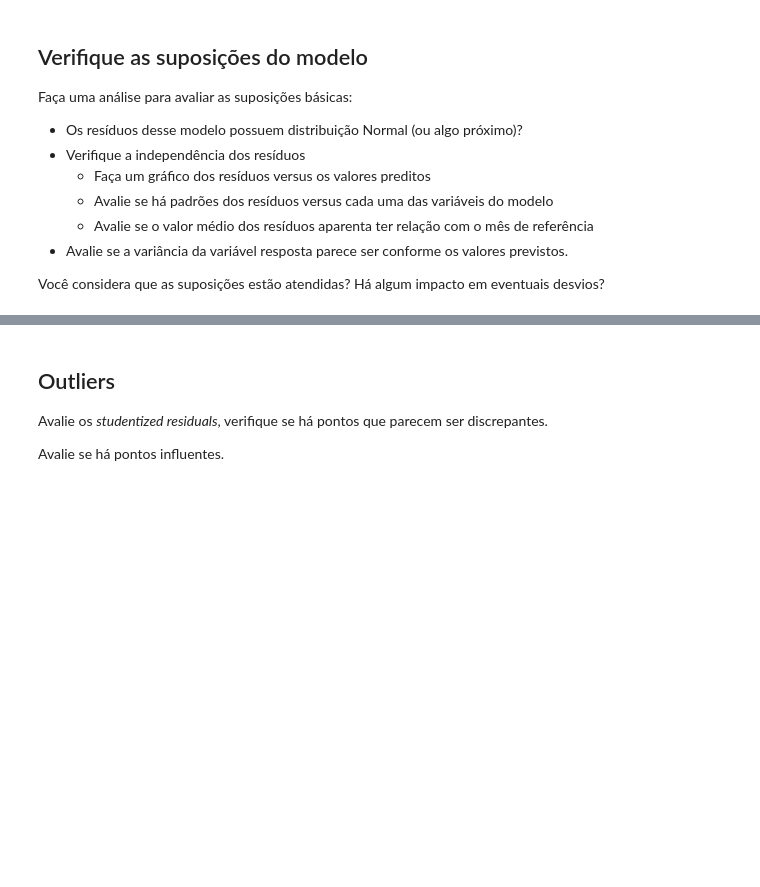
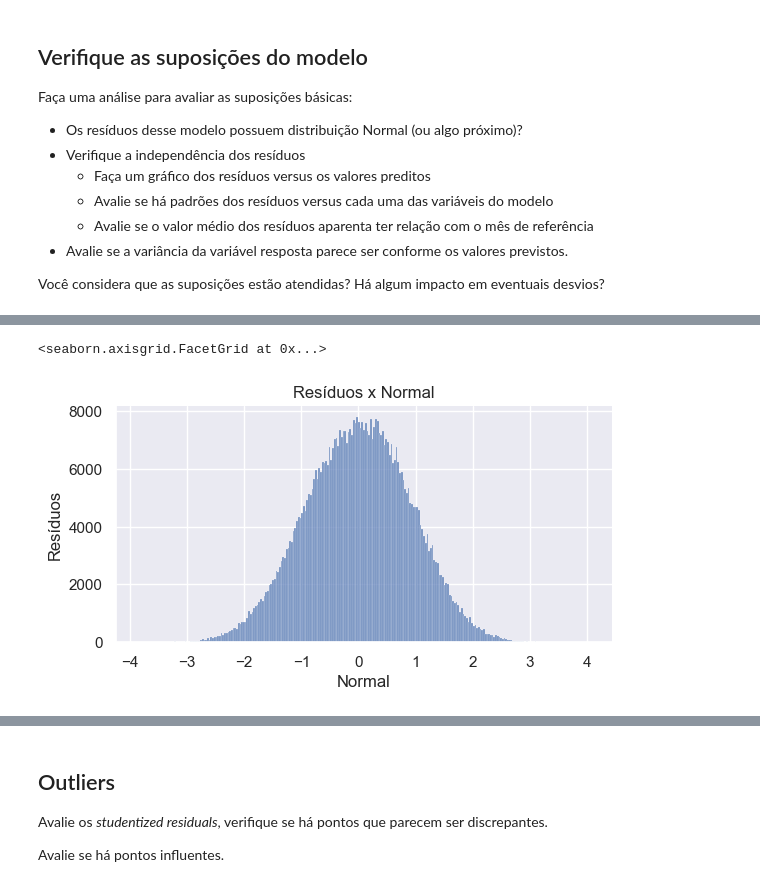
Before and after one commit to marceloaires7/EBAC-Exercicios, a Jupyter notebook: Exercício_Cientista_de_dados_Módulo35/Exercício 1/ProfCientistaDados m35_supportamaterial_exercise01.ipynb, the cells around one changed output, grey strips where cells are left out. Saved outputs shown, nothing was run; the diff lists cells and outputs as text; code cells hidden in the pictures; blank space fills up the shorter version.

```diff
--- a/Exercício_Cientista_de_dados_Módulo35/Exercício 1/ProfCientistaDados m35_supportamaterial_exercise01.ipynb
+++ b/Exercício_Cientista_de_dados_Módulo35/Exercício 1/ProfCientistaDados m35_supportamaterial_exercise01.ipynb
@@ -161,0 +188,6 @@ st_res = res_1.outlier_test()
+# %%
+# Os resíduos desse modelo possuem distribuição Normal (ou algo próximo)?
+graf_1 = sns.displot(res_1.resid, height=3, aspect=2).set(xlabel='Normal', ylabel='Resíduos', title='Resíduos x Normal')
+# %% [output]
+<seaborn.axisgrid.FacetGrid at 0x...>
+[figure, added]
```
Also changed, not shown: parts of 8 cells of this notebook.
